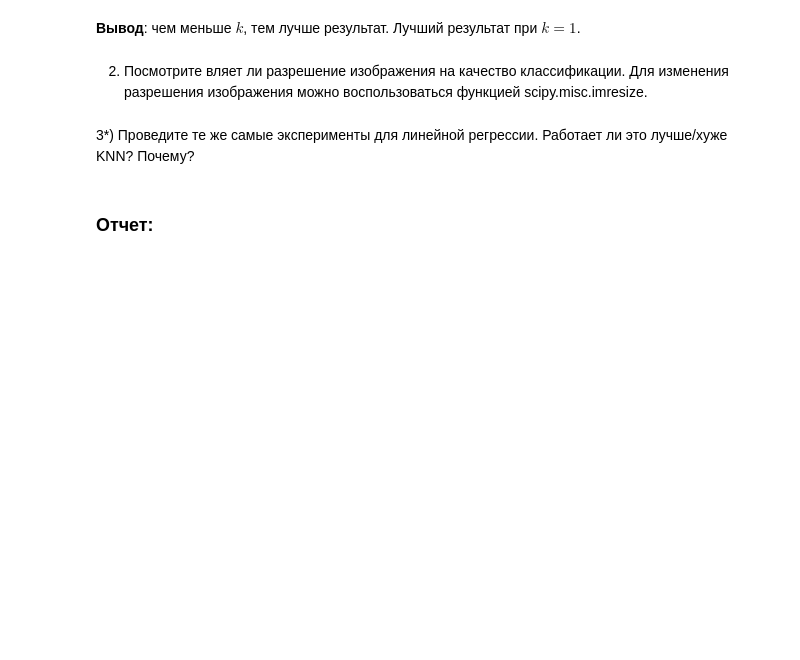
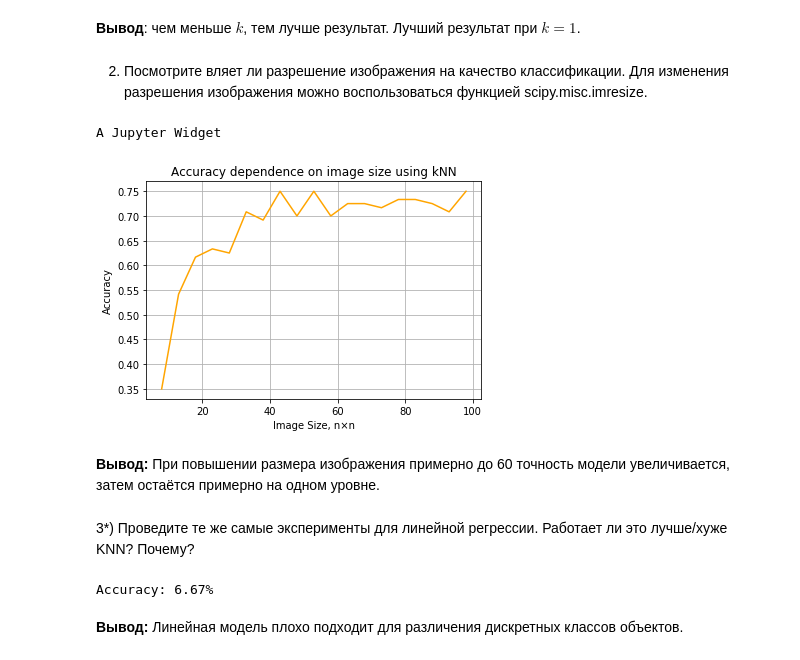
Before and after one commit to bazitur/dlschl-homeworks, a Jupyter notebook: homeworks/hw03_bonus/[hw3]faces.ipynb, the cells around one changed output. Saved outputs shown, nothing was run; the diff lists cells and outputs as text; code cells hidden in the pictures; blank space fills up the shorter version.

```diff
--- a/homeworks/hw03_bonus/[hw3]faces.ipynb
+++ b/homeworks/hw03_bonus/[hw3]faces.ipynb
@@ -214,7 +223,46 @@ A Jupyter Widget
 **Вывод**: чем меньше $k$, тем лучше результат. Лучший результат при $k = 1$.
 # %% [markdown]
 2) Посмотрите вляет ли разрешение изображения на качество классификации. Для изменения разрешения изображения можно воспользоваться функцией scipy.misc.imresize.
+# %%
+from scipy.misc import imresize
+
+xs = np.arange(8, 101, 5)
+ys = []
+imresize(X_train[0], size=xs[0])
+for n in tqdm_notebook(xs, desc="Calculating…"):
+    ys.append(test_model(
+        np.array([imresize(i, size=n) for i in X_train]),
+        y_train,
+        np.array([imresize(i, size=n) for i in X_test]),
+        y_test,
+        k=5
+    ))
+
+plt.plot(xs, ys, color="orange")
+plt.grid()
+plt.xlabel("Image Size, n×n")
+plt.ylabel("Accuracy")
+plt.title("Accuracy dependence on image size using kNN");
+# %% [output]
+A Jupyter Widget
+[figure, added]
+# %% [markdown]
+**Вывод:** При повышении размера изображения примерно до 60 точность модели увеличивается, затем остаётся примерно на одном уровне.
 # %% [markdown]
 3*) Проведите те же самые эксперименты для линейной регрессии. Работает ли это лучше/хуже KNN? Почему?
-# %% [markdown]
-### Отчет:
+# %%
+from sklearn.linear_model import LinearRegression
+
+lin_reg = LinearRegression()
+lin_reg.fit(X_train.reshape((-1, image_h * image_w)), y_train)
+predictions = lin_reg.predict(X_test.reshape((-1, image_h * image_w)))
+
+count = 0
+for v1, v2 in zip(predictions, y_test):
+    if int(v1) == v2:
+        count += 1
+print("Accuracy: {:.2f}%".format(count / len(y_test) * 100))
+# %% [output]
+Accuracy: 6.67%
+# %% [markdown]
+**Вывод:** Линейная модель плохо подходит для различения дискретных классов объектов.
```
Also changed, not shown: parts of 5 cells of this notebook.
